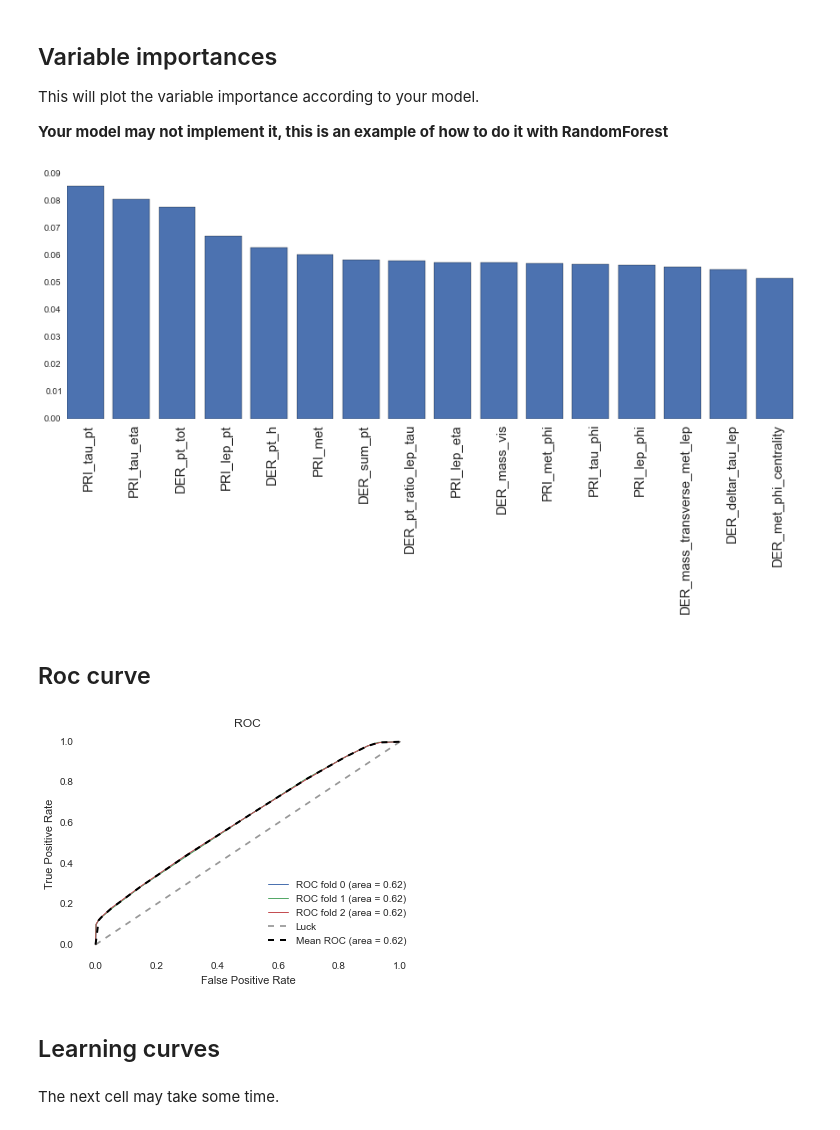
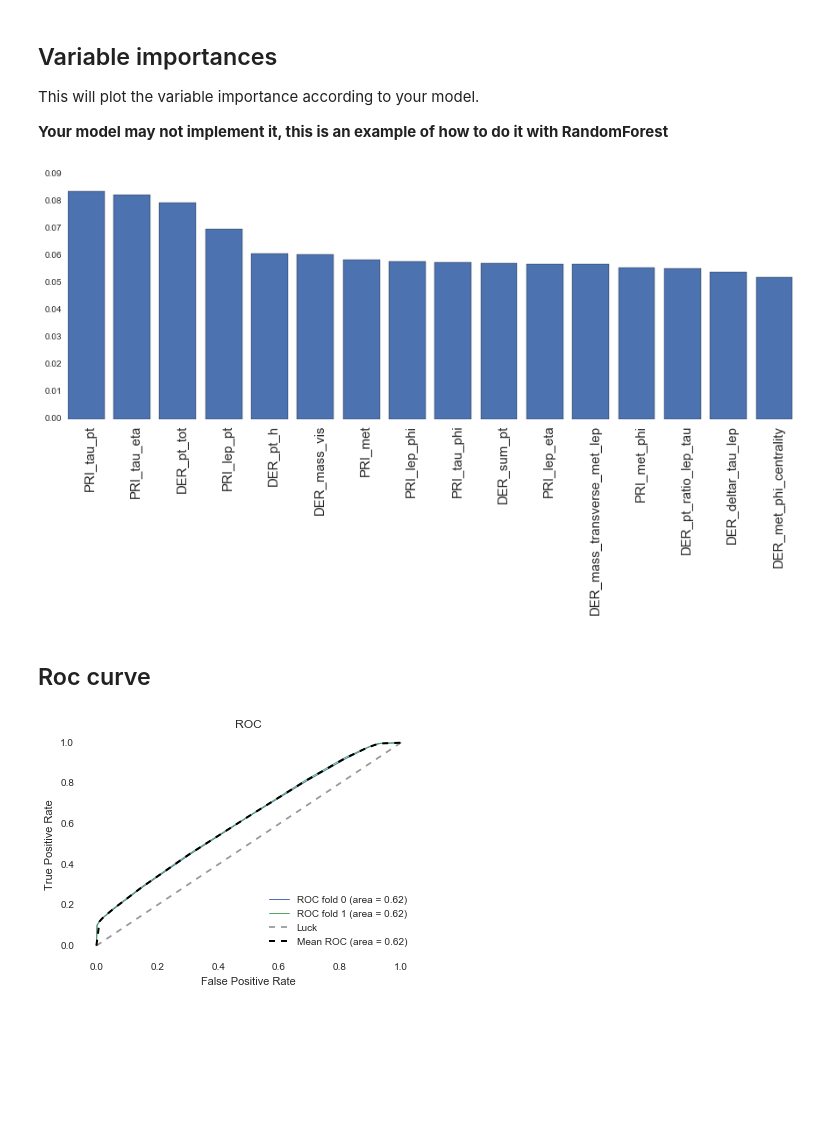
Before and after one commit to paris-saclay-cds/ramp-board, a Jupyter notebook: problems/HEP_detector_anomalies/starting_kit/HEP_detector_anomalies_starting_kit.ipynb, the cells around one changed output. Cells and saved outputs as stored; diff of their text form; code cells hidden in the pictures; blank space fills up the shorter version.

Commit message:
HEP anomaly updated time keeping commented out

```diff
--- a/problems/HEP_detector_anomalies/starting_kit/HEP_detector_anomalies_starting_kit.ipynb
+++ b/problems/HEP_detector_anomalies/starting_kit/HEP_detector_anomalies_starting_kit.ipynb
@@ -283,18 +261,34 @@ This will plot the variable importance according to your model.
 
 **Your model may not implement it, this is an example of how to do it with RandomForest**
 # %%
+from sklearn.model_selection import StratifiedShuffleSplit
+
 plt.figure(figsize=(15, 5))
+
+X = X_df.values
+y = Y_df.values
+skf = StratifiedShuffleSplit(n_splits=2, test_size=0.5, random_state=43)
+
+valid_train_is, valid_test_is = list(skf.split(X, y))[0]
+
+X_valid_train = X[valid_train_is]
+y_valid_train = y[valid_train_is]
+X_valid_test = X[valid_test_is]
+y_valid_test = y[valid_test_is]
+
+clf = Classifier()
+clf.fit(X_valid_train, y_valid_train)
 
 ordering = np.argsort(clf.clf.feature_importances_)[::-1][:50]
 
 importances = clf.clf.feature_importances_[ordering]
 feature_names = X_df.columns[ordering]
 
 x = np.arange(len(feature_names))
 plt.bar(x, importances)
 plt.xticks(x + 0.5, feature_names, rotation=90, fontsize=15);
 # %% [output]
-[figure, old version]
+[figure, new version]
 # %% [markdown]
 ## Roc curve
 # %%
@@ -303,19 +297,19 @@ from sklearn.metrics import roc_curve , auc
 from sklearn.pipeline import make_pipeline
 
 # Run classifier with cross-validation and plot ROC curves
-cv = StratifiedShuffleSplit(y, n_iter=3, test_size=0.5, random_state=57)
 classifier = Classifier()
 
 mean_tpr = 0.0
 mean_fpr = np.linspace(0, 1, 100)
 all_tpr = []
-X = X_df
-y = Y_df.values.ravel()
 
-for i, (train, test) in enumerate(cv):
-    probas_ = classifier.fit(X.ix[train], y[train]).predict_proba(X.ix[test])
+n_splits = 2
+
+skf = StratifiedShuffleSplit(n_splits=n_splits, test_size=0.5, random_state=43)
+for i, (valid_train_is, valid_test_is) in enumerate(skf.split(X, y)):
+    probas_ = classifier.fit(X[valid_train_is], y[valid_train_is]).predict_proba(X[valid_test_is])
     # Compute ROC curve and area the curve
-    fpr, tpr, thresholds = roc_curve(y[test], probas_[:, 1])
+    fpr, tpr, thresholds = roc_curve(y[valid_test_is], probas_[:, 1])
     mean_tpr += interp(mean_fpr, fpr, tpr)
     mean_tpr[0] = 0.0
     roc_auc = auc(fpr, tpr)
@@ -323,11 +317,11 @@ for i, (train, test) in enumerate(cv):
 
 plt.plot([0, 1], [0, 1], '--', color=(0.6, 0.6, 0.6), label='Luck')
 
-mean_tpr /= len(cv)
+mean_tpr /= n_splits
 mean_tpr[-1] = 1.0
 mean_auc = auc(mean_fpr, mean_tpr)
-plt.plot(mean_fpr, mean_tpr, 'k--',
-         label='Mean ROC (area = %0.2f)' % mean_auc, lw=2)
+plt.plot(
+    mean_fpr, mean_tpr, 'k--', label='Mean ROC (area = %0.2f)' % mean_auc, lw=2)
 
 plt.xlim([-0.05, 1.05])
 plt.ylim([-0.05, 1.05])
@@ -337,6 +331,4 @@ plt.title('ROC')
 plt.legend(loc="lower right")
 plt.show()
 # %% [output]
-[figure, old version]
+[figure, new version]
-# %% [markdown]
-## Learning curves
@@ -370,2 +334,0 @@ def plot_learning_score(train_sizes, train_scores, test_scores, score_name='Scor
-# %% [markdown]
-The next cell may take some time.
```
Also changed, not shown: parts of 7 cells of this notebook, 6 other files.
